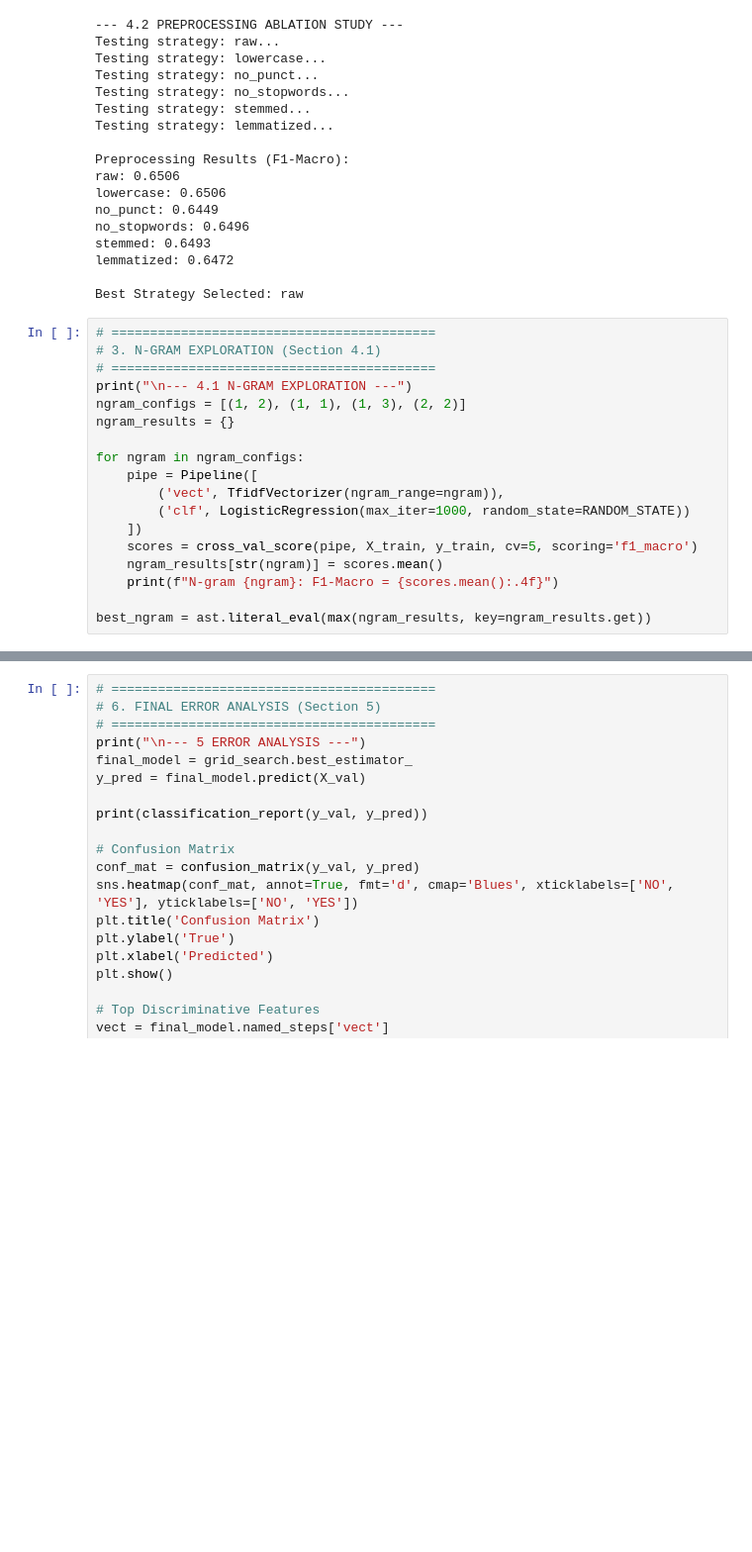
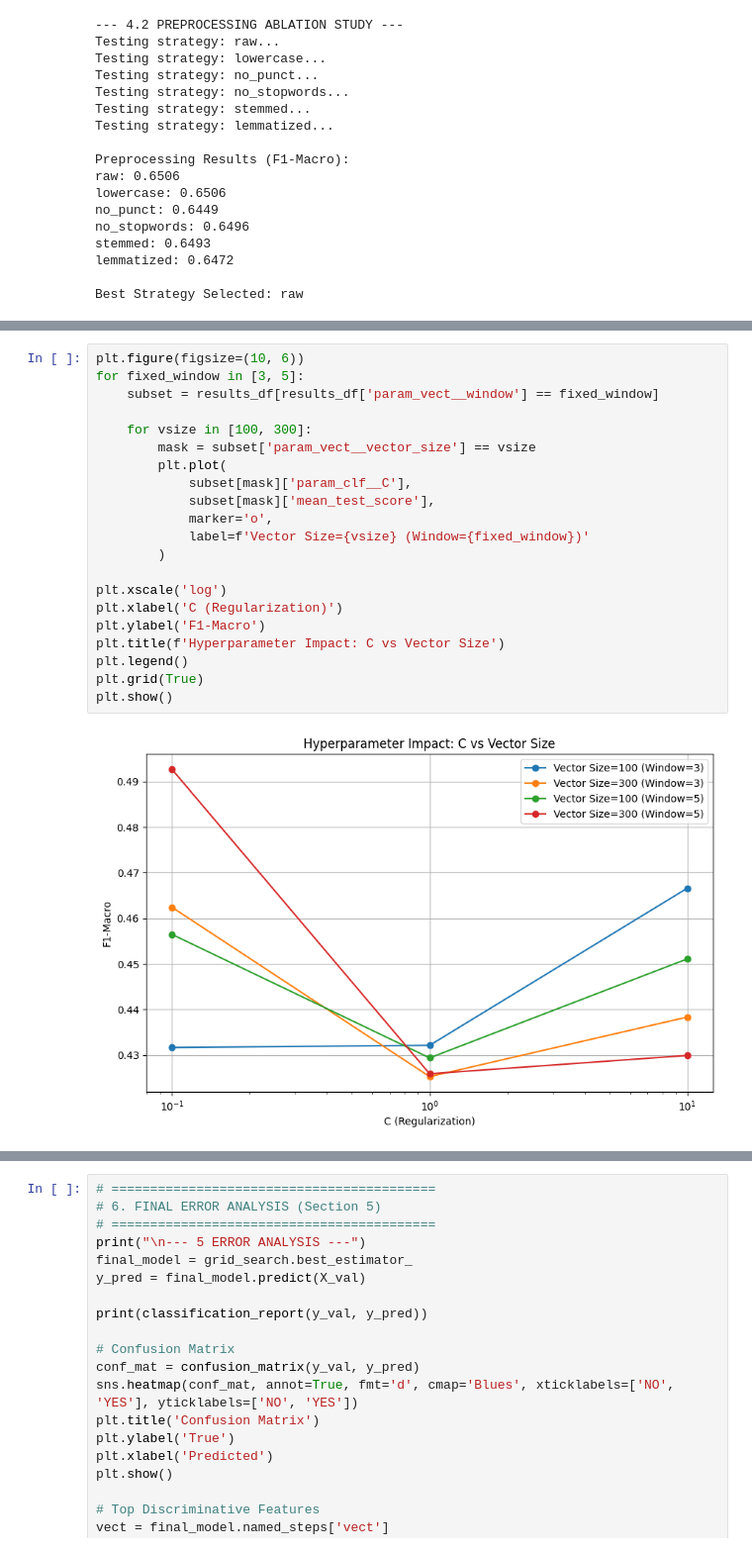
Before and after one commit to NeoLafuente/NLP, a Jupyter notebook: notebooks/EDA.ipynb, the cells around one changed output, grey strips where cells are left out. Shown at 99% size. Drawn from its saved outputs; the diff is of its cells as text; blank space fills up the shorter version.

```diff
--- a/notebooks/EDA.ipynb
+++ b/notebooks/EDA.ipynb
@@ -196,21 +196,3 @@ stemmed: 0.6493
 lemmatized: 0.6472
 
 Best Strategy Selected: raw
-# %%
-# ==========================================
-# 3. N-GRAM EXPLORATION (Section 4.1)
-# ==========================================
-print("\n--- 4.1 N-GRAM EXPLORATION ---")
-ngram_configs = [(1, 2), (1, 1), (1, 3), (2, 2)]
-ngram_results = {}
-
-for ngram in ngram_configs:
-    pipe = Pipeline([
-        ('vect', TfidfVectorizer(ngram_range=ngram)),
-        ('clf', LogisticRegression(max_iter=1000, random_state=RANDOM_STATE))
-    ])
-    scores = cross_val_score(pipe, X_train, y_train, cv=5, scoring='f1_macro')
-    ngram_results[str(ngram)] = scores.mean()
-    print(f"N-gram {ngram}: F1-Macro = {scores.mean():.4f}")
-
-best_ngram = ast.literal_eval(max(ngram_results, key=ngram_results.get))
@@ -286,3 +356,26 @@ Best F1-Macro: 0.6506
+# %%
+plt.figure(figsize=(10, 6))
+for fixed_window in [3, 5]:
+    subset = results_df[results_df['param_vect__window'] == fixed_window]
+
+    for vsize in [100, 300]:
+        mask = subset['param_vect__vector_size'] == vsize
+        plt.plot(
+            subset[mask]['param_clf__C'],
+            subset[mask]['mean_test_score'],
+            marker='o',
+            label=f'Vector Size={vsize} (Window={fixed_window})'
+        )
+
+plt.xscale('log')
+plt.xlabel('C (Regularization)')
+plt.ylabel('F1-Macro')
+plt.title(f'Hyperparameter Impact: C vs Vector Size')
+plt.legend()
+plt.grid(True)
+plt.show()
+# %% [output]
+[figure, added]
 # %%
 # ==========================================
 # 5. SPARSE VS DENSE COMPARISON (Section 3.2)
```
Also changed, not shown: parts of 5 cells of this notebook, 2 other files.
